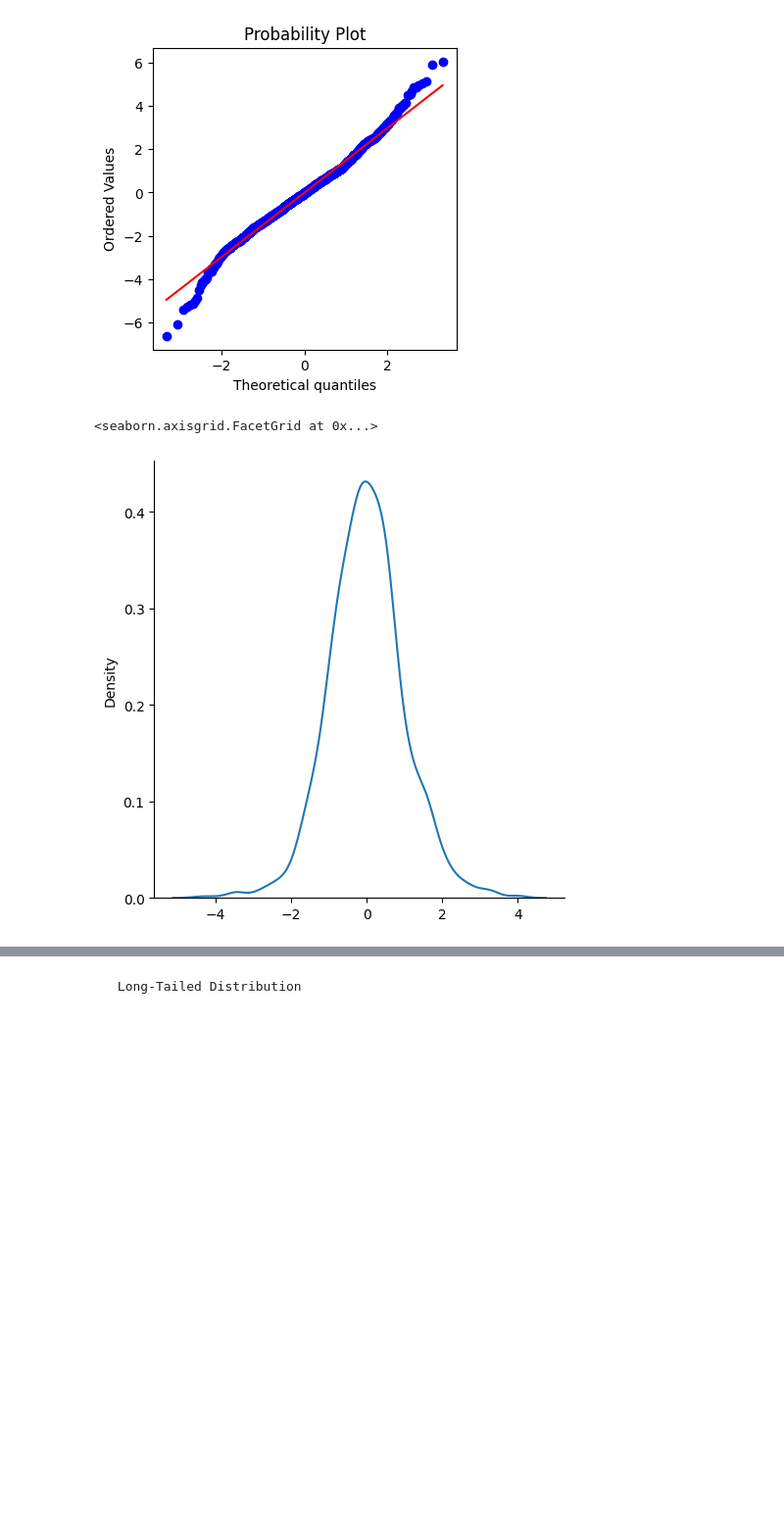
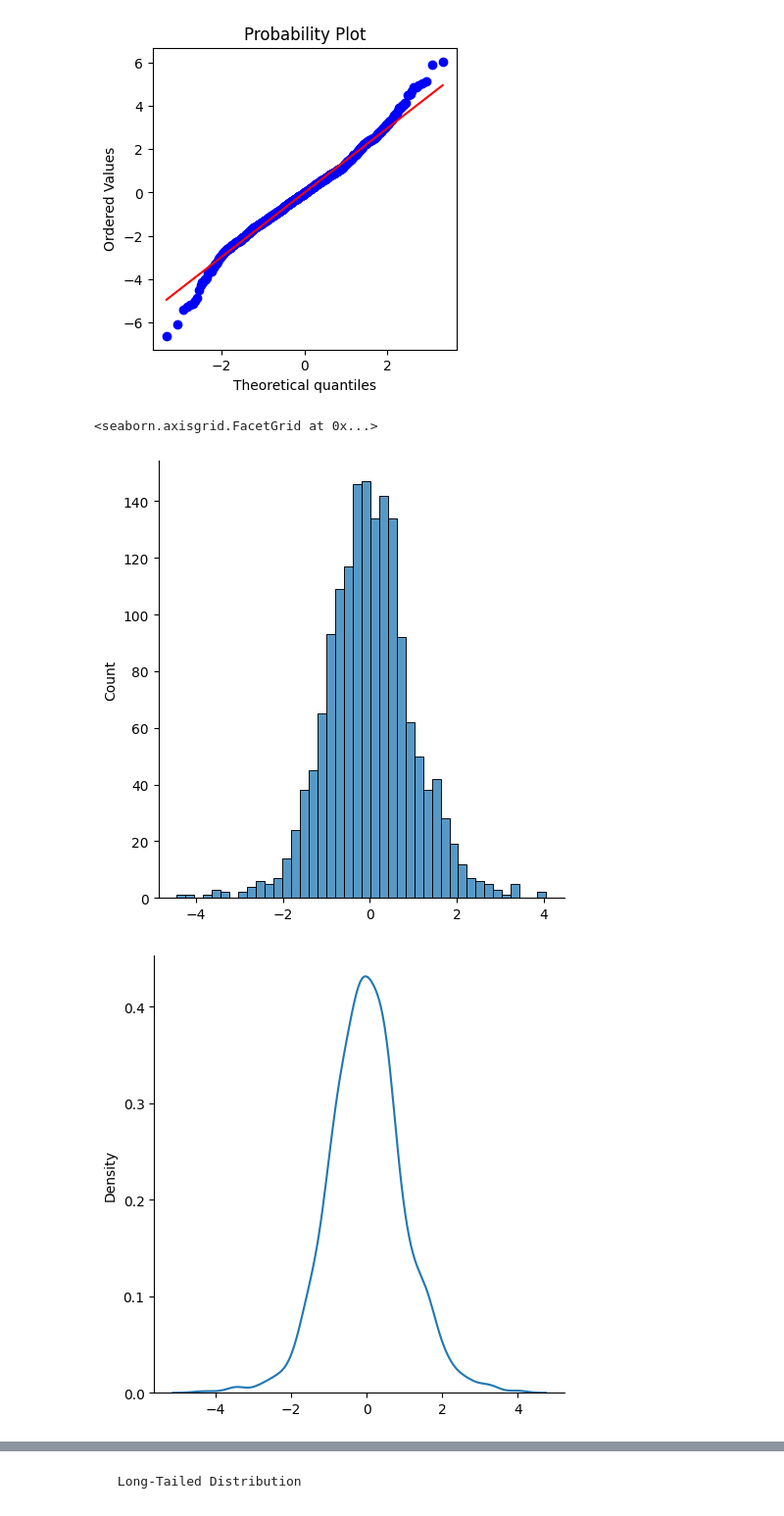
Before and after one commit to Anish-7/practical_statistics_notes, a Jupyter notebook: notes/chap2.ipynb, the cells around one changed output, grey strips where cells are left out. Shown: that part at 98% size. Drawn from its saved outputs; the diff is of its cells as text; code cells hidden in the pictures; blank space fills up the shorter version.

```diff
--- a/notes/chap2.ipynb
+++ b/notes/chap2.ipynb
@@ -185,9 +185,11 @@ stats.probplot(nflx,plot=ax)
 # %%
 #Calculating Z-score that is normalising the data to same scale of standard normal normal distribution
 meanflx=nflx.mean()
 stdnflx=nflx.std()
 z_nflx= (nflx - meanflx)/stdnflx
+sns.displot(z_nflx,kind="hist")
 sns.displot(z_nflx,kind="kde")
 # %% [output]
 <seaborn.axisgrid.FacetGrid at 0x...>
-[figure, old version]
+[figure, new version]
+[figure, added]
```
Also changed, not shown: parts of 7 cells of this notebook.
